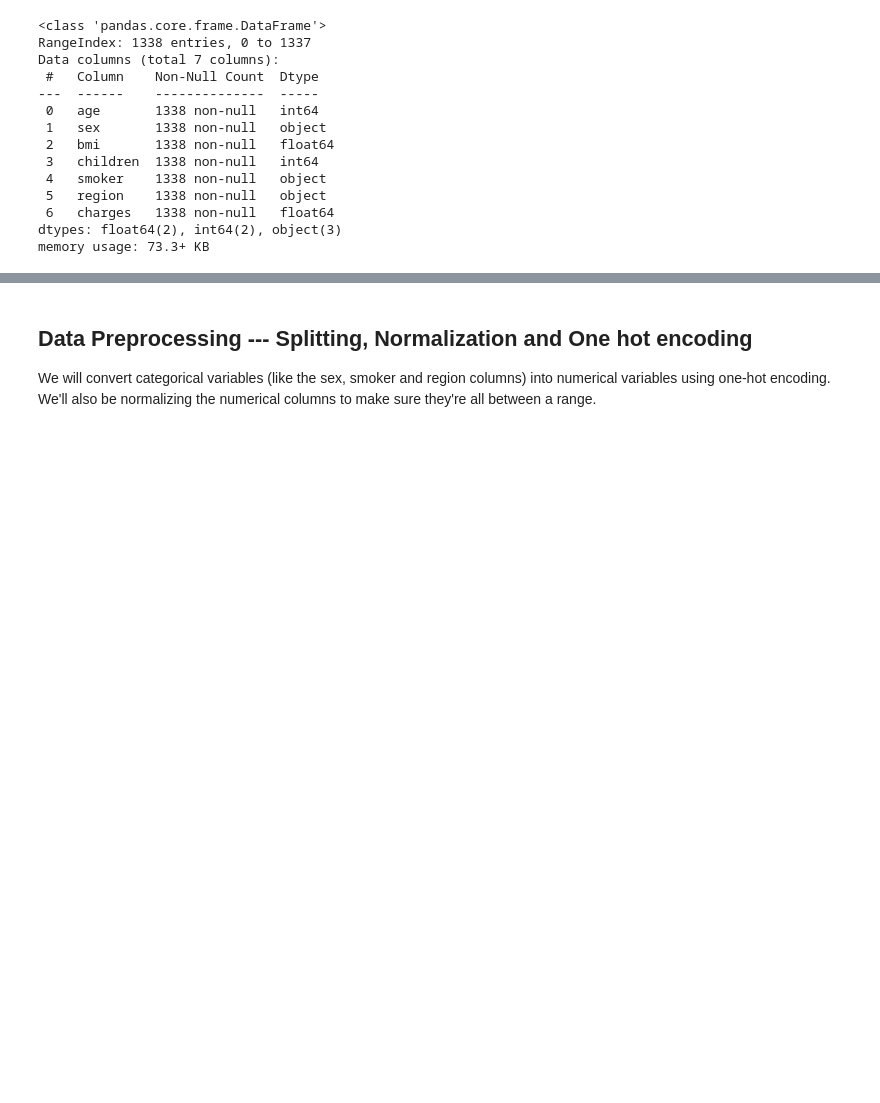
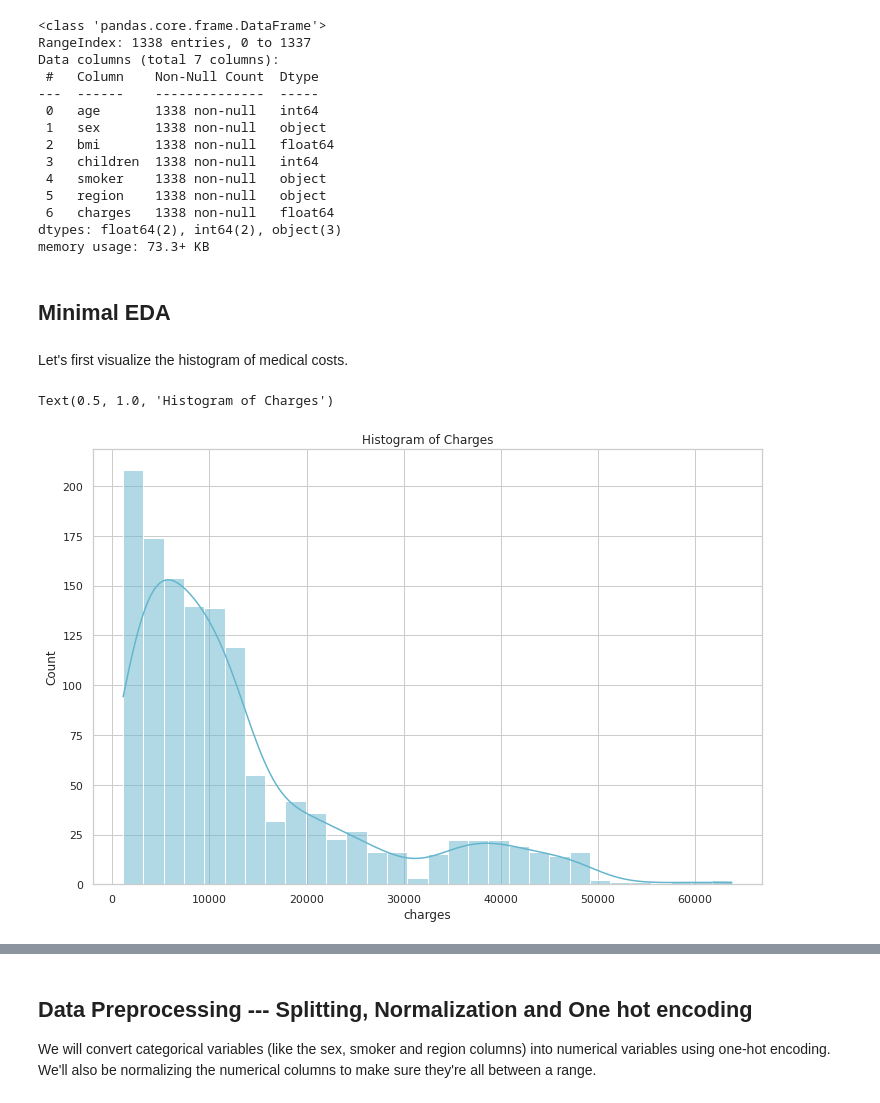
Before and after one commit to ZohebAbai/Deep-Learning-Projects, a Jupyter notebook: Tensorflow_Keras/01_TF_Regression.ipynb, the cells around one changed output, grey strips where cells are left out. Cells and saved outputs as stored; diff of their text form; code cells hidden in the pictures; blank space fills up the shorter version.

```diff
--- a/Tensorflow_Keras/01_TF_Regression.ipynb
+++ b/Tensorflow_Keras/01_TF_Regression.ipynb
@@ -83,0 +86,12 @@ memory usage: 73.3+ KB
+# %% [markdown]
+## Minimal EDA
+# %% [markdown]
+Let's first visualize the histogram of medical costs.
+# %%
+sns.set(style='whitegrid')
+f, ax = plt.subplots(1,1, figsize=(12, 8))
+ax = sns.histplot(insurance['charges'], kde = True, color = 'c')
+plt.title('Histogram of Charges')
+# %% [output]
+Text(0.5, 1.0, 'Histogram of Charges')
+[figure, added]
```
Also changed, not shown: parts of 18 cells of this notebook.
